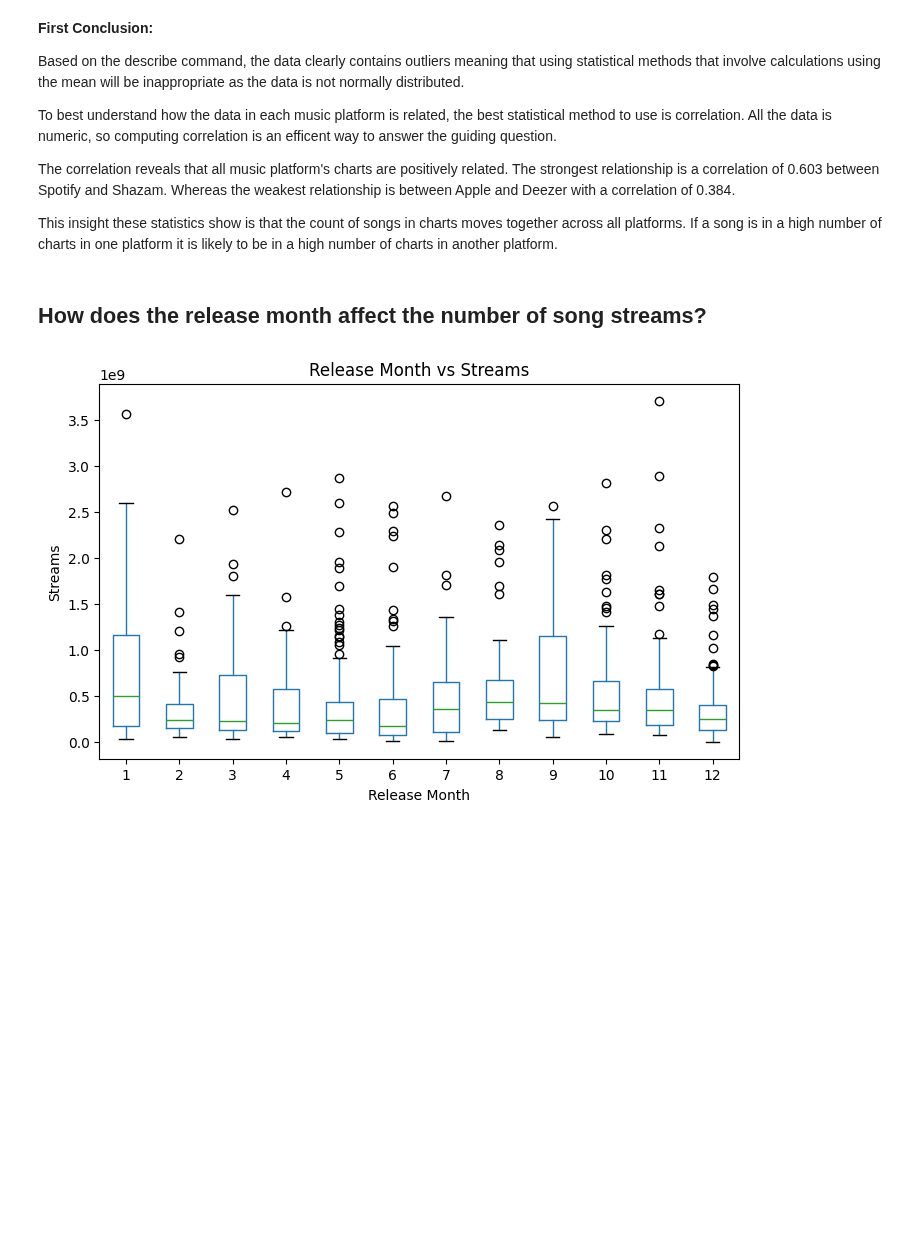
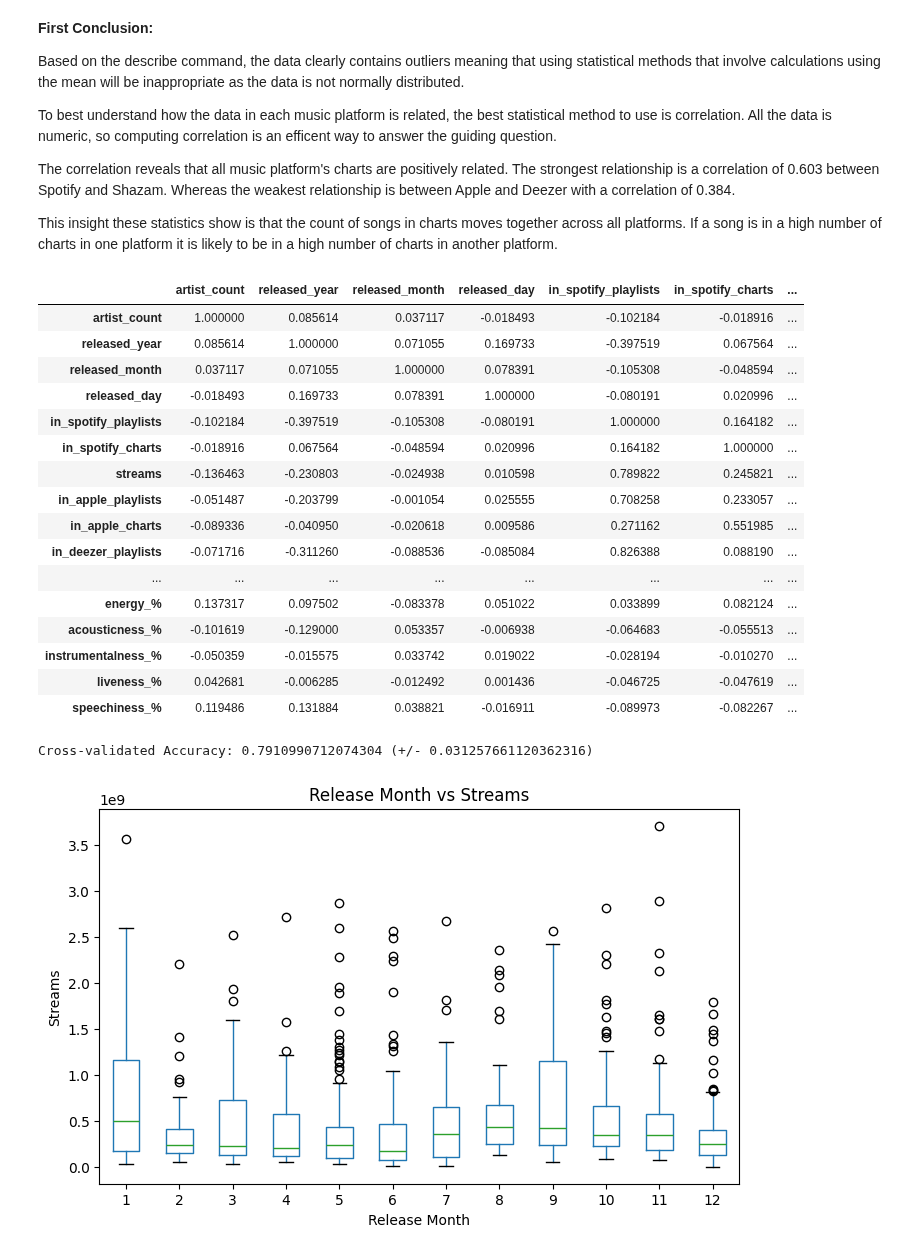
Before and after one commit to JoshuaHildebrand/CMSC320_Project, a Jupyter notebook: Project.ipynb, the cells around one changed output. Saved outputs shown, nothing was run; the diff lists cells and outputs as text; code cells hidden in the pictures; blank space fills up the shorter version.

Commit message:
Drafted Decision Tree model for charts question

```diff
--- a/Project.ipynb
+++ b/Project.ipynb
@@ -128,8 +117,71 @@ To best understand how the data in each music platform is related, the best stat
 The correlation reveals that all music platform's charts are positively related. The strongest relationship is a correlation of 0.603 between Spotify and Shazam. Whereas the weakest relationship is between Apple and Deezer with a correlation of 0.384.
 
 This insight these statistics show is that the count of songs in charts moves together across all platforms. If a song is in a high number of charts in one platform it is likely to be in a high number of charts in another platform.
-# %% [markdown]
-## How does the release month affect the number of song streams?
+# %%
+charts2 = df.drop(['track_name', 'artist(s)_name','key','mode'], axis = 1)
+warnings.filterwarnings('ignore')
+
+# Select Relevant Variables
+
+# Data Cleaning":
+charts2['in_shazam_charts'] = charts2['in_shazam_charts'].astype(str)
+# 'in_shazam_charts' have commas in numbers that must be removed.
+charts2['in_shazam_charts'] = charts2['in_shazam_charts'].str.replace(',','',regex = False)
+charts2['in_shazam_charts'] = charts2['in_shazam_charts'].astype(float)
+
+charts2['streams'] = charts2['streams'].astype(str)
+charts2['streams'] = charts2['streams'].str.replace(',','',regex = False)
+# Erroneous data entry.
+charts2['streams'] = charts2['streams'].str.replace('BPM110KeyAModeMajorDanceability53Valence75Energy69Acousticness7Instrumentalness0Liveness17Speechiness3','0',regex = False)
+charts2['streams'] = charts2['streams'].astype(float)
+
+charts2['in_deezer_playlists'] = charts2['in_deezer_playlists'].astype(str)
+charts2['in_deezer_playlists'] = charts2['in_deezer_playlists'].str.replace(',','',regex = False)
+charts2['in_deezer_playlists'] = charts2['in_deezer_playlists'].astype(float)
+
+charts2_corr = charts2.corr().style.background_gradient(cmap='RdBu_r', vmin = -1, vmax = 1)
+display(charts2_corr)
+# %% [output]
+|  | artist_count | released_year | released_month | released_day | in_spotify_playlists | in_spotify_charts | ... |
+| artist_count | 1.000000 | 0.085614 | 0.037117 | -0.018493 | -0.102184 | -0.018916 | ... |
+| released_year | 0.085614 | 1.000000 | 0.071055 | 0.169733 | -0.397519 | 0.067564 | ... |
+| released_month | 0.037117 | 0.071055 | 1.000000 | 0.078391 | -0.105308 | -0.048594 | ... |
+| released_day | -0.018493 | 0.169733 | 0.078391 | 1.000000 | -0.080191 | 0.020996 | ... |
+| in_spotify_playlists | -0.102184 | -0.397519 | -0.105308 | -0.080191 | 1.000000 | 0.164182 | ... |
+| in_spotify_charts | -0.018916 | 0.067564 | -0.048594 | 0.020996 | 0.164182 | 1.000000 | ... |
+| streams | -0.136463 | -0.230803 | -0.024938 | 0.010598 | 0.789822 | 0.245821 | ... |
+| in_apple_playlists | -0.051487 | -0.203799 | -0.001054 | 0.025555 | 0.708258 | 0.233057 | ... |
+| in_apple_charts | -0.089336 | -0.040950 | -0.020618 | 0.009586 | 0.271162 | 0.551985 | ... |
+| in_deezer_playlists | -0.071716 | -0.311260 | -0.088536 | -0.085084 | 0.826388 | 0.088190 | ... |
+| ... | ... | ... | ... | ... | ... | ... | ... |
+| energy_% | 0.137317 | 0.097502 | -0.083378 | 0.051022 | 0.033899 | 0.082124 | ... |
+| acousticness_% | -0.101619 | -0.129000 | 0.053357 | -0.006938 | -0.064683 | -0.055513 | ... |
+| instrumentalness_% | -0.050359 | -0.015575 | 0.033742 | 0.019022 | -0.028194 | -0.010270 | ... |
+| liveness_% | 0.042681 | -0.006285 | -0.012492 | 0.001436 | -0.046725 | -0.047619 | ... |
+| speechiness_% | 0.119486 | 0.131884 | 0.038821 | -0.016911 | -0.089973 | -0.082267 | ... |
+# %%
+# Select top 5 correlated variables with in_spotify_charts
+X = charts2[['in_apple_charts', 'in_deezer_charts',
+                'in_shazam_charts', 'in_apple_playlists', 'streams']]
+# Create binary variable for observations that are above average in number
+Y = (charts2['in_spotify_charts'] > charts2['in_spotify_charts'].mean())
+
+# Train Test Split
+X_train, X_test, y_train, y_test = train_test_split(X, Y, test_size=0.2,
+                                                    random_state= 99)
+# Normalize
+scaler = StandardScaler()
+X_train_scaled = scaler.fit_transform(X_train)
+X_test_scaled = scaler.transform(X_test)
+
+# K-fold Cross Validation
+skf = StratifiedKFold(n_splits=5, shuffle=True, random_state = 99)
+model = DecisionTreeClassifier()
+cv_score = cross_val_score(estimator = model, X = X_train_scaled,
+                                y = y_train, cv = skf)
+print(f"Cross-validated Accuracy: {cv_score.mean() } (+/- {cv_score.std() })")
+# %% [output]
+Cross-validated Accuracy: 0.7910990712074304 (+/- 0.031257661120362316)
 # %%
 df.dtypes
 df['streams'] = pd.to_numeric(df['streams'], errors='coerce')
```
Also changed, not shown: parts of 11 cells of this notebook.
